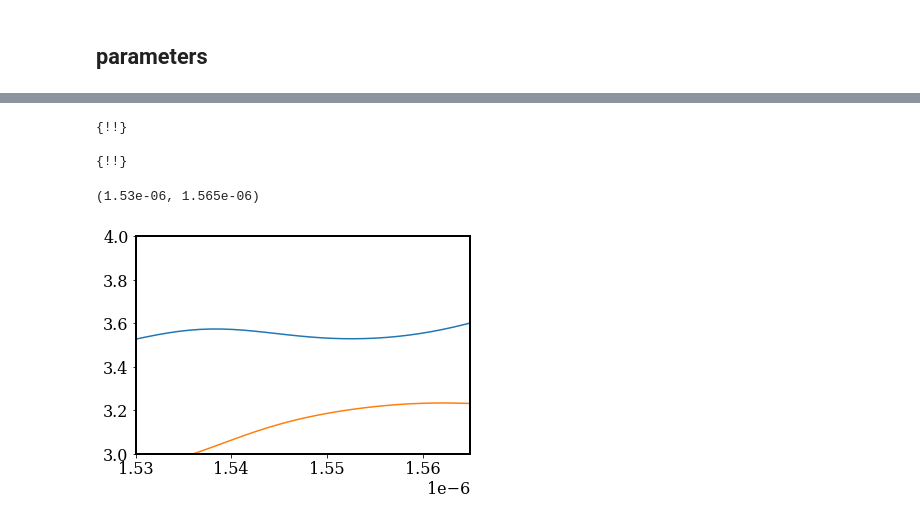
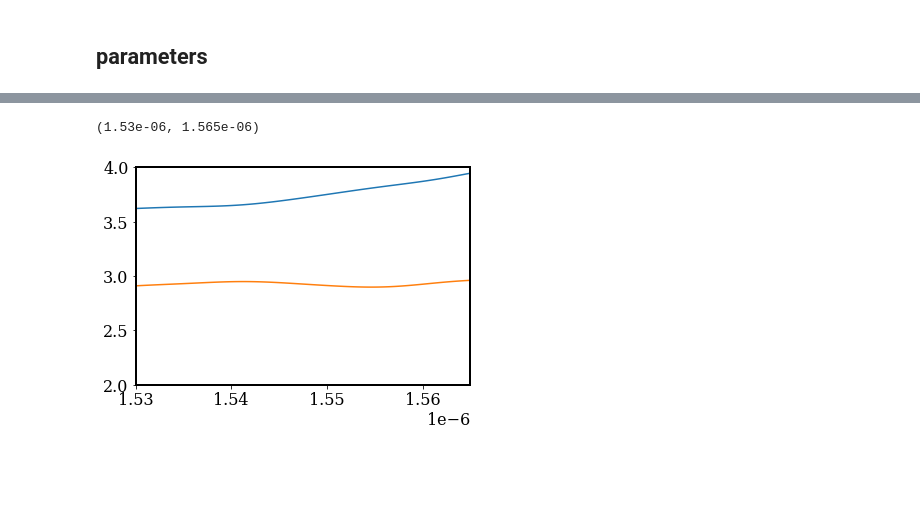
Before and after one commit to moisesoliveira08/BragGrating, a Jupyter notebook: Documentation/hybrid.ipynb, the cells around one changed output, grey strips where cells are left out. Cells and saved outputs as stored; diff of their text form; code cells hidden in the pictures; blank space fills up the shorter version.

```diff
--- a/Documentation/hybrid.ipynb
+++ b/Documentation/hybrid.ipynb
@@ -188,9 +189,12 @@ fdtd.select('FDTD')
 fdtd.delete()
 fdtd.select('monitor')
 fdtd.delete()
+fdtd.select('mesh')
+fdtd.delete()
+dx = 0.01e-6
+mesh = 4
 fdtd.addfdtd()
-
-nof = 100 ## number of frequency points
+nof = 500 ## number of frequency points
 fdtd.set({'x min':-L1,
 'x max':L1/2 + L2 + 2*L3 + L2 + L1/2 + L1,
 'y':0,
@@ -198,13 +202,22 @@ fdtd.set({'x min':-L1,
 'z':0,
 'z span':2e-6,
 'simulation time':1250e-15,
-'mesh accuracy':2})
+'mesh accuracy':mesh})
 
 fdtd.addport()
 fdtd.set({'injection axis':'x-axis',
 'direction':'Forward',
 'x':-L1/2,
 'y':W6/2 + W5/2,
+'y span':0.75e-6,
+'z':0,
+'z span':2e-6})
+
+fdtd.addport()
+fdtd.set({'injection axis':'x-axis',
+'direction':'Forward',
+'x':-L1/2,
+'y':-W6/2 - W5/2,
 'y span':0.75e-6,
 'z':0,
 'z span':2e-6})
@@ -240,28 +253,3 @@ fdtd.set({'x min':-L1,
 'z':0,
 'override global monitor settings':1,
 'frequency points':nof})
-
-fdtd.addmesh()
-fdtd.set({'based on a structure':1,
-'structure':'taper1',
-'dx':0.001,
-'dy':0.001,
-'override z mesh':0})
-
-fdtd.addmesh()
-fdtd.set({'based on a structure':1,
-'structure':'taper5',
-'dx':0.001,
-'dy':0.001,
-'override z mesh':0})
-
-fdtd.addmesh()
-fdtd.set({'based on a structure':1,
-'structure':'taper6',
-'dx':0.001,
-'dy':0.001,
-'override z mesh':0})
-# %% [output]
-{!!}
-
-{!!}
@@ -270,19 +282,20 @@ font = {'family' : 'serif',
         'weight' : 'normal',
         'size'   : 16}
 # %%
+R1 = fdtd.getresult('FDTD::ports::port 2', 'T')
 R2 = fdtd.getresult('FDTD::ports::port 2', 'T')
 R3 = fdtd.getresult('FDTD::ports::port 3', 'T')
 
 T2 = 10*np.log10(R2['T'])
 T3 = 10*np.log10(R3['T'])
 wavelength = R2['lambda']
 
 plt.rc('font', **font)
 plt.rc('axes', linewidth=2)
-plt.plot(wavelength, -T2)
+plt.plot(wavelength,-T2 )
 plt.plot(wavelength,-T3)
-plt.ylim([3, 4])
+plt.ylim([2, 4])
 plt.xlim([1.53e-6,1.565e-6])
 # %% [output]
 (1.53e-06, 1.565e-06)
-[figure, old version]
+[figure, new version]
```
Also changed, not shown: parts of 5 cells of this notebook.
